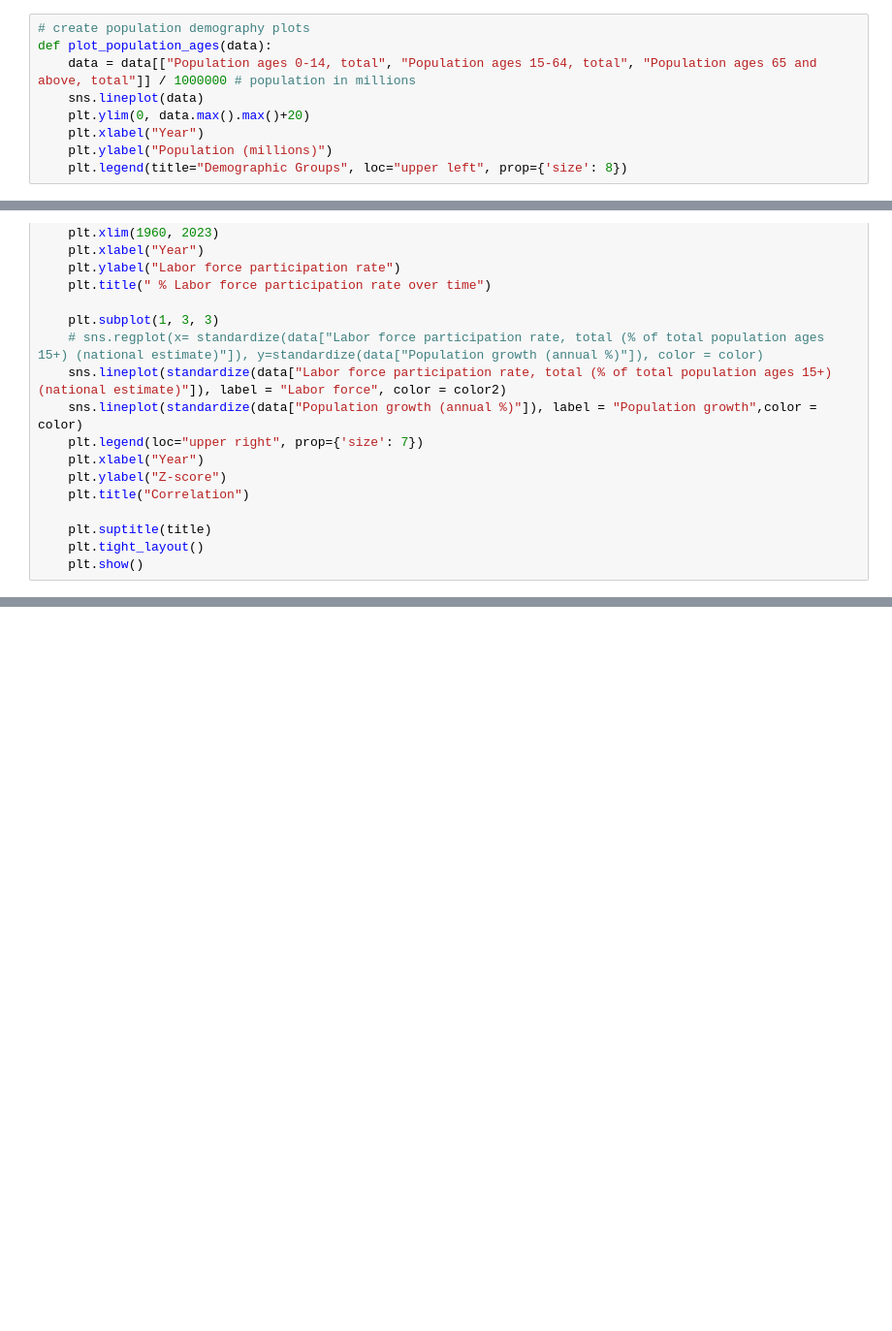
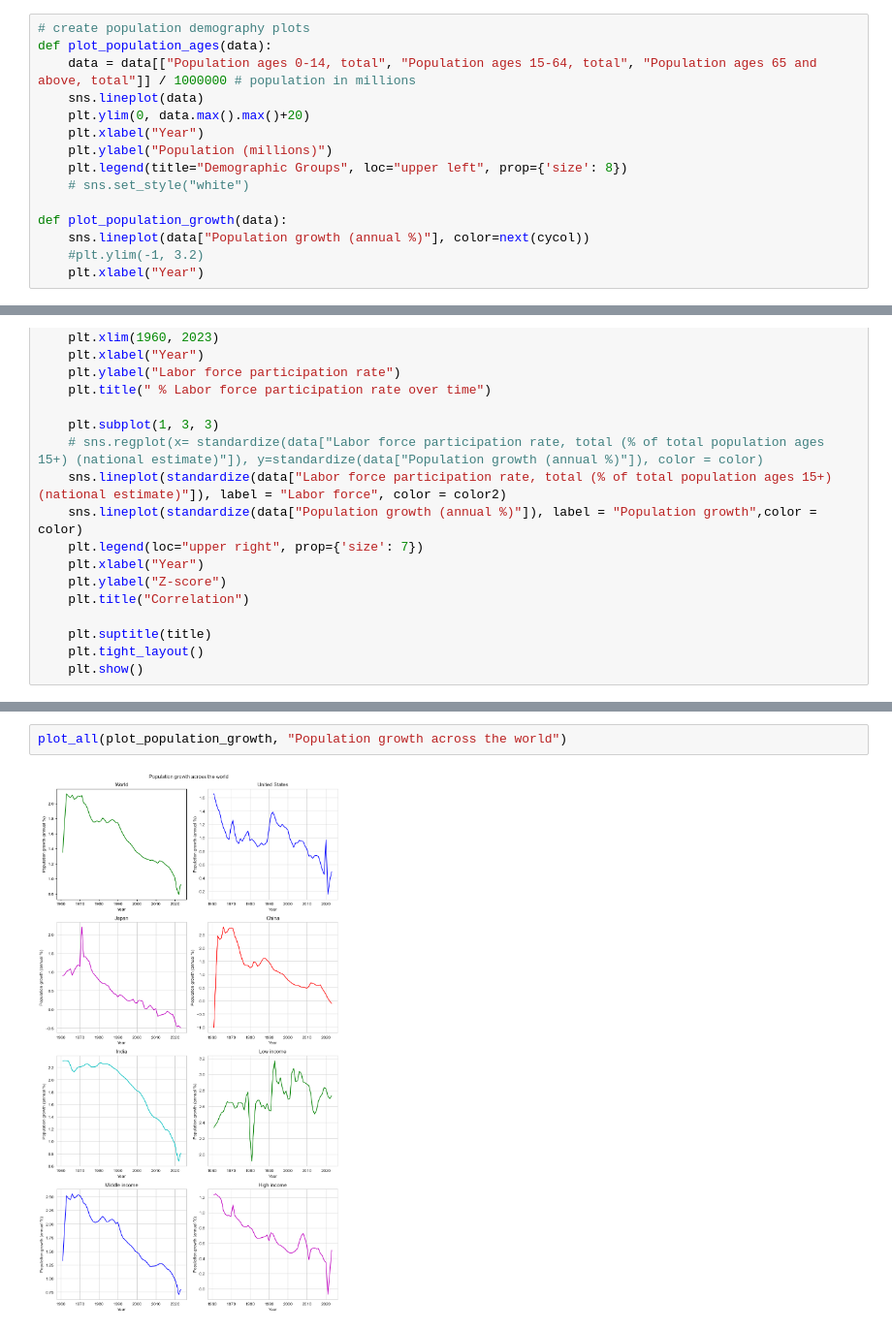
Before and after one commit to cheeseb0rger/cs2400_final_project, a Jupyter notebook: data_results.ipynb, the cells around one changed output, grey strips where cells are left out. Shown at 97% size. Cells and saved outputs as stored; diff of their text form; blank space fills up the shorter version.

```diff
--- a/data_results.ipynb
+++ b/data_results.ipynb
@@ -119,6 +109,12 @@ def plot_population_ages(data):
     plt.xlabel("Year")
     plt.ylabel("Population (millions)")
     plt.legend(title="Demographic Groups", loc="upper left", prop={'size': 8})
+    # sns.set_style("white")
+
+def plot_population_growth(data):
+    sns.lineplot(data["Population growth (annual %)"], color=next(cycol))
+    #plt.ylim(-1, 3.2)
+    plt.xlabel("Year")
 # %%
 def plot_population_labor(data, title: str):
     plt.figure(figsize=(10, 3))
@@ -207,6 +204,10 @@ def plot_dependency_savings(data):
 def plot_dependency_consumption(data):
     data = get_dependency_ratio(data)
     sns.regplot(x=data["Dependency ratio"], y=data["Final consumption expenditure (% of GDP)"], color=next(cycol))
+# %%
+plot_all(plot_population_growth, "Population growth across the world")
+# %% [output]
+[figure, added]
 # %%
 plot_all(plot_population_ages, "Age Demographics Across the World")
 # %% [output]
```
Also changed, not shown: parts of 19 cells of this notebook, 1 other file.
